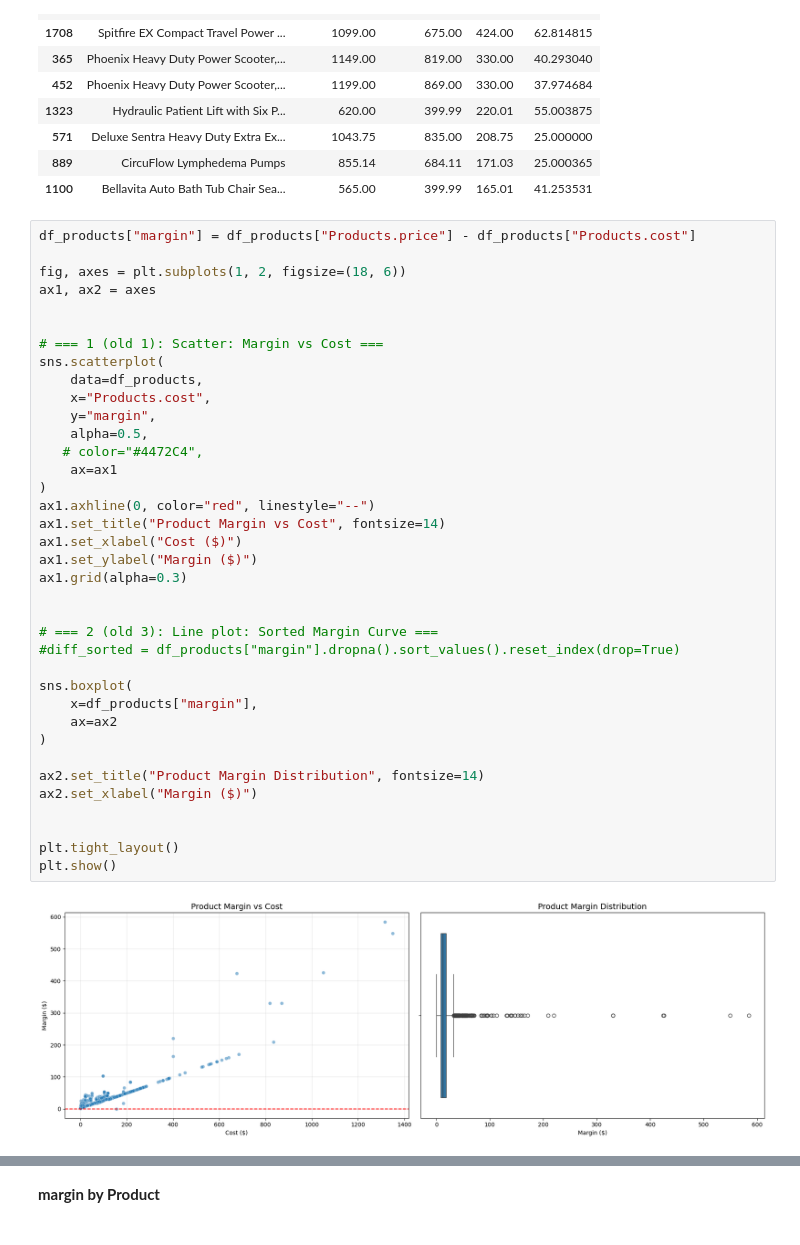
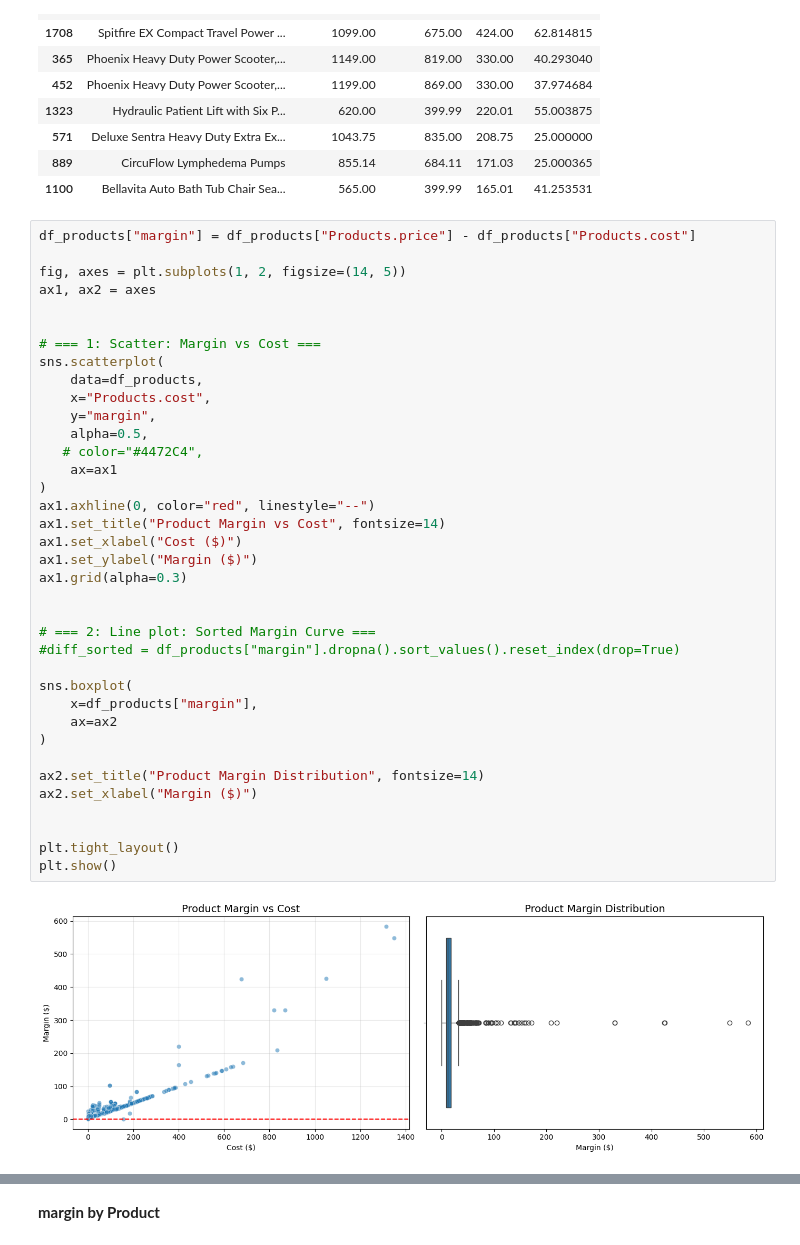
Before and after one commit to data-mosaic/Anna-Project, a Jupyter notebook: notebooks/03_modeling.ipynb, the cells around one changed output, grey strips where cells are left out. Cells and saved outputs as stored; diff of their text form.

```diff
--- a/notebooks/03_modeling.ipynb
+++ b/notebooks/03_modeling.ipynb
@@ -1361,42 +1373,42 @@ plt.show()
 # %%
 df_products["margin"] = df_products["Products.price"] - df_products["Products.cost"]
 
-fig, axes = plt.subplots(1, 2, figsize=(18, 6))
+fig, axes = plt.subplots(1, 2, figsize=(14, 5))
 ax1, ax2 = axes
 
 
-# === 1 (old 1): Scatter: Margin vs Cost ===
+# === 1: Scatter: Margin vs Cost ===
 sns.scatterplot(
     data=df_products,
     x="Products.cost",
     y="margin",
     alpha=0.5,
    # color="#4472C4",
     ax=ax1
 )
 ax1.axhline(0, color="red", linestyle="--")
 ax1.set_title("Product Margin vs Cost", fontsize=14)
 ax1.set_xlabel("Cost ($)")
 ax1.set_ylabel("Margin ($)")
 ax1.grid(alpha=0.3)
 
 
-# === 2 (old 3): Line plot: Sorted Margin Curve ===
+# === 2: Line plot: Sorted Margin Curve ===
 #diff_sorted = df_products["margin"].dropna().sort_values().reset_index(drop=True)
 
 sns.boxplot(
     x=df_products["margin"],
     ax=ax2
 )
 
 ax2.set_title("Product Margin Distribution", fontsize=14)
 ax2.set_xlabel("Margin ($)")
 
 
 plt.tight_layout()
 plt.show()
 # %% [output]
-[figure, old version]
+[figure, new version]
 # %%
 #sns.set_theme(style="whitegrid")
 
```
Also changed, not shown: parts of 56 cells of this notebook, 3 other files.
